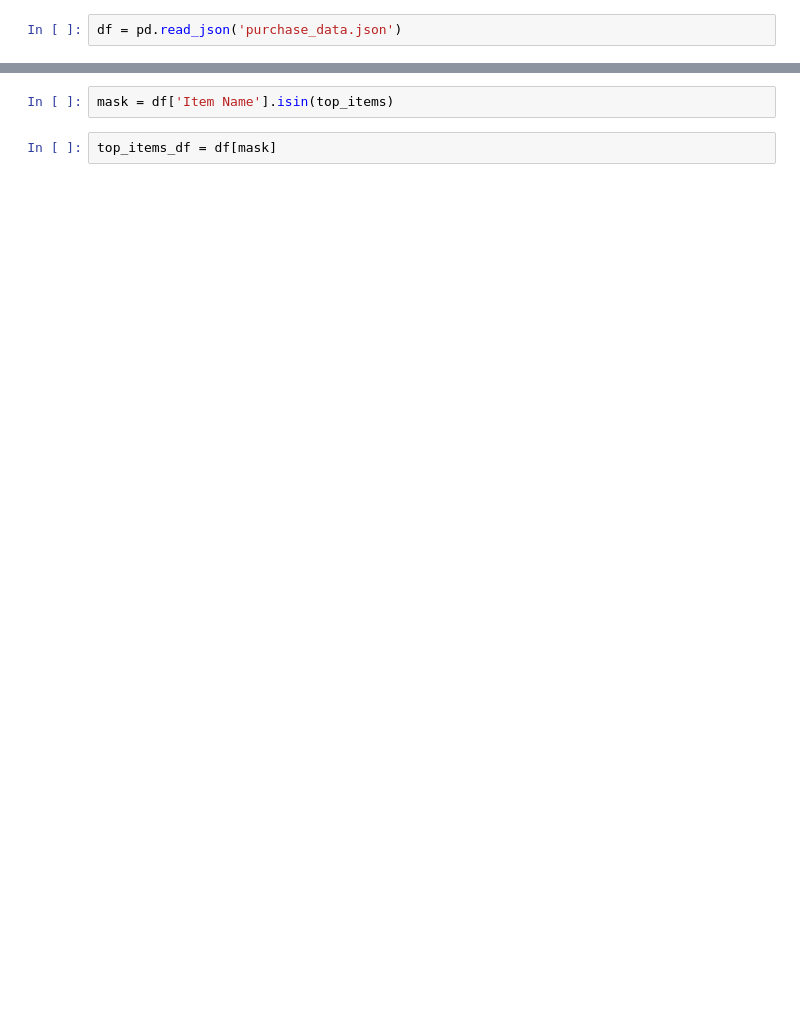
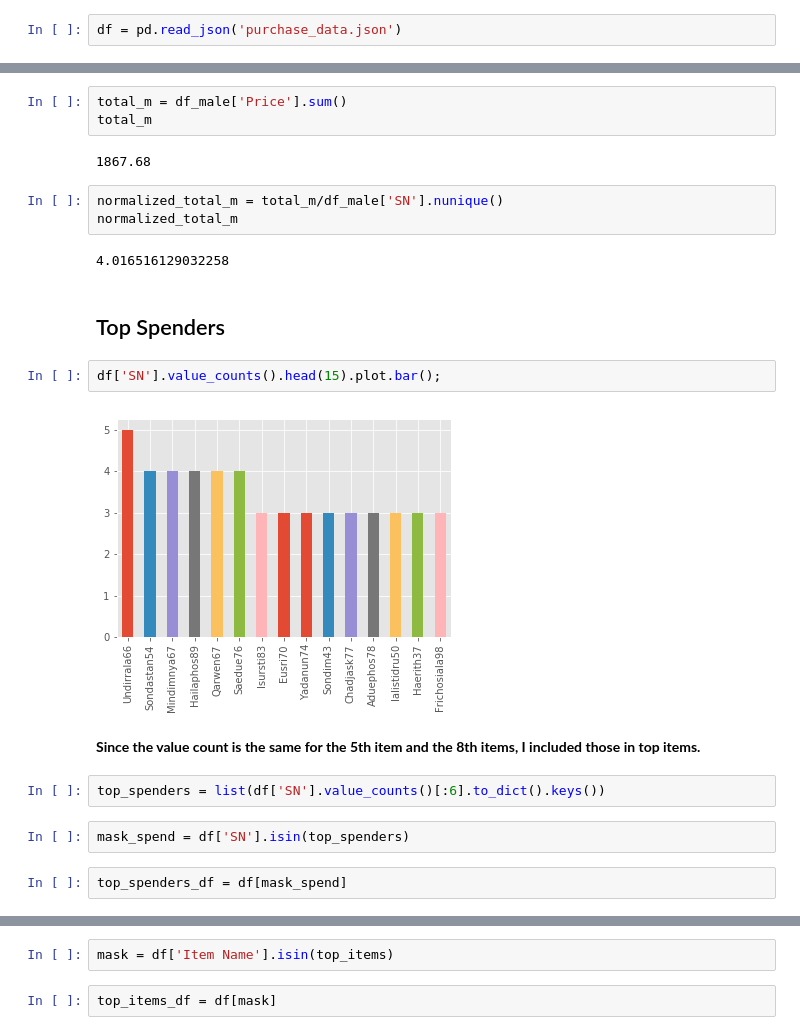
Before and after one commit to jenshurley/hw4, a Jupyter notebook: pymoli2.ipynb, the cells around one changed output, grey strips where cells are left out. Cells and saved outputs as stored; diff of their text form; blank space fills up the shorter version.

```diff
--- a/pymoli2.ipynb
+++ b/pymoli2.ipynb
@@ -6,0 +74,24 @@ df = pd.read_json('purchase_data.json')
+# %%
+total_m = df_male['Price'].sum()
+total_m
+# %% [output]
+1867.68
+# %%
+normalized_total_m = total_m/df_male['SN'].nunique()
+normalized_total_m
+# %% [output]
+4.016516129032258
+# %% [markdown]
+## Top Spenders
+# %%
+df['SN'].value_counts().head(15).plot.bar();
+# %% [output]
+[figure, added]
+# %% [markdown]
+**Since the value count is the same for the 5th item and the 8th items, I included those in top items.**
+# %%
+top_spenders = list(df['SN'].value_counts()[:6].to_dict().keys())
+# %%
+mask_spend = df['SN'].isin(top_spenders)
+# %%
+top_spenders_df = df[mask_spend]
```
Also changed, not shown: parts of 17 cells of this notebook.
